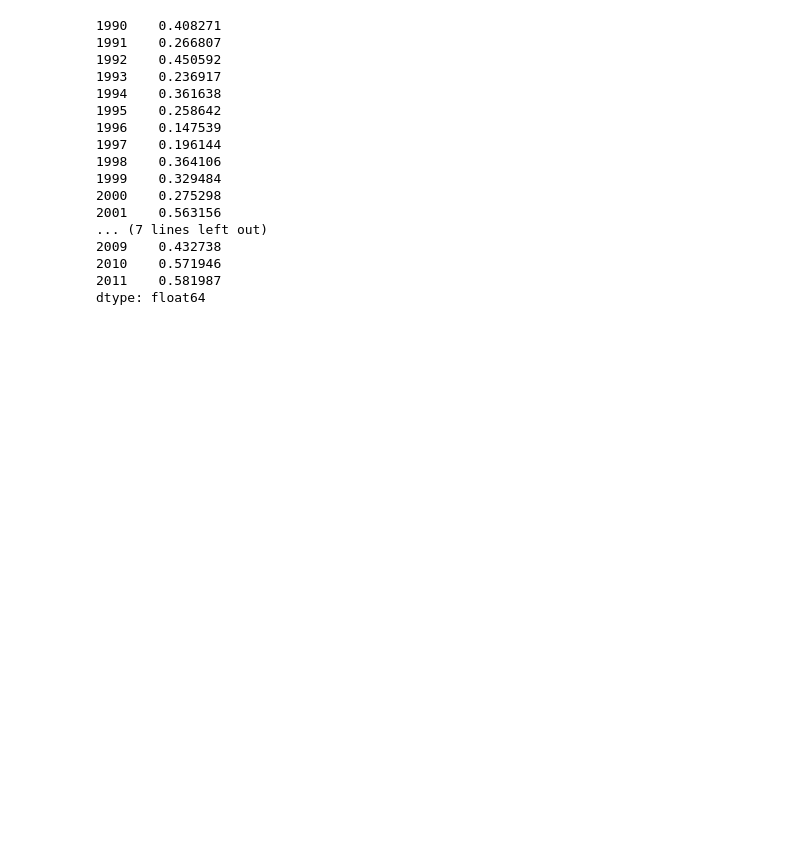
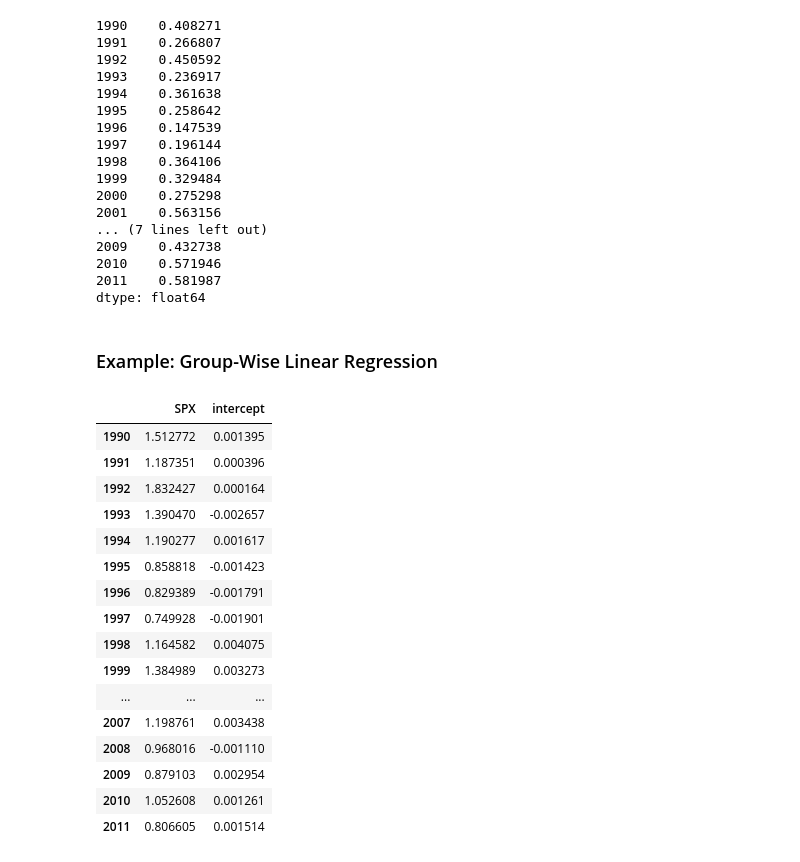
Before and after one commit to MottuqeBrid/learn-DA, a Jupyter notebook: 10 Data Aggregation and Group Operations.ipynb, the cells around one changed output. Saved outputs shown, nothing was run; the diff lists cells and outputs as text; code cells hidden in the pictures; blank space fills up the shorter version.

Commit message:
Example: Group-Wise Linear Regression

```diff
--- a/10 Data Aggregation and Group Operations.ipynb
+++ b/10 Data Aggregation and Group Operations.ipynb
@@ -1041,3 +1041,5 @@ by_year.apply(corr_aapl_msft)
 2010    0.571946
 2011    0.581987
 dtype: float64
+# %% [markdown]
+### Example: Group-Wise Linear Regression
@@ -1043,0 +1049,27 @@ dtype: float64
+# %%
+def regress(data, yvar=None, xvars=None):
+    y = data[yvar]
+    X = data[xvars]
+    X["intercept"] = 1
+    result = sm.OLS(y, X).fit()
+    return result.params
+# %%
+by_year.apply(regress, yvar="AAPL", xvars=["SPX"])
+# %% [output]
+|  | SPX | intercept |
+| 1990 | 1.512772 | 0.001395 |
+| 1991 | 1.187351 | 0.000396 |
+| 1992 | 1.832427 | 0.000164 |
+| 1993 | 1.390470 | -0.002657 |
+| 1994 | 1.190277 | 0.001617 |
+| 1995 | 0.858818 | -0.001423 |
+| 1996 | 0.829389 | -0.001791 |
+| 1997 | 0.749928 | -0.001901 |
+| 1998 | 1.164582 | 0.004075 |
+| 1999 | 1.384989 | 0.003273 |
+| ... | ... | ... |
+| 2007 | 1.198761 | 0.003438 |
+| 2008 | 0.968016 | -0.001110 |
+| 2009 | 0.879103 | 0.002954 |
+| 2010 | 1.052608 | 0.001261 |
+| 2011 | 0.806605 | 0.001514 |
```
Also changed, not shown: parts of 1 cell of this notebook.
